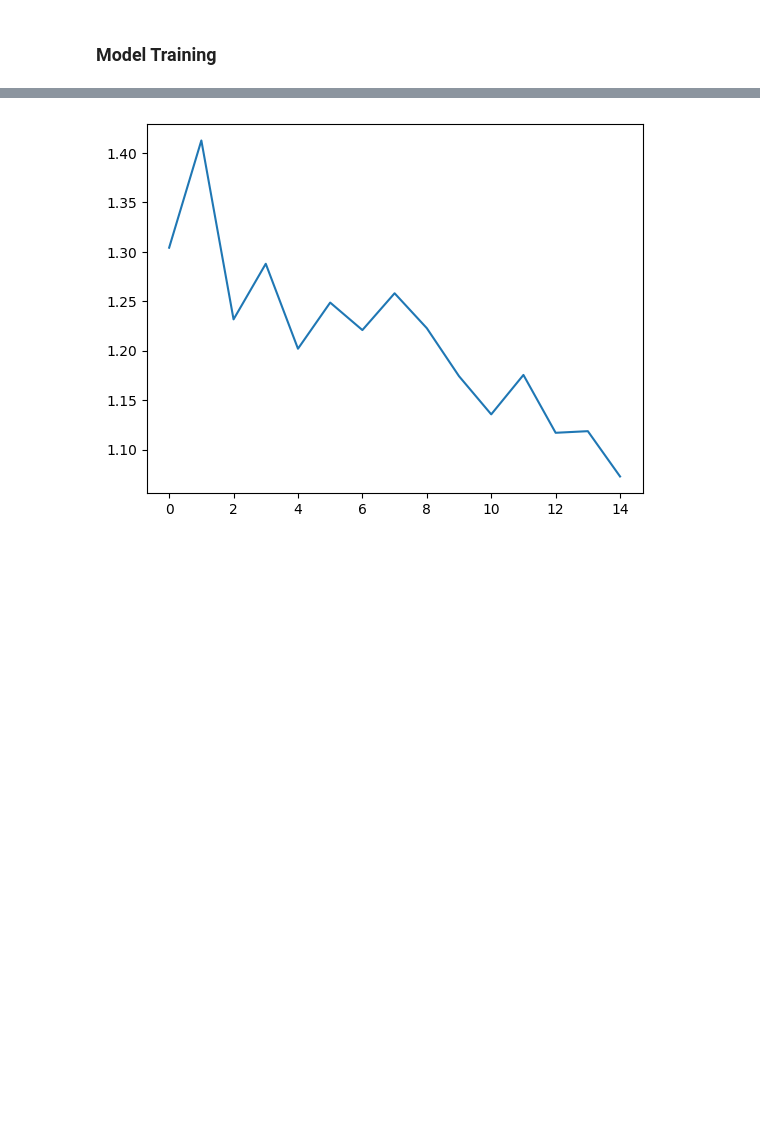
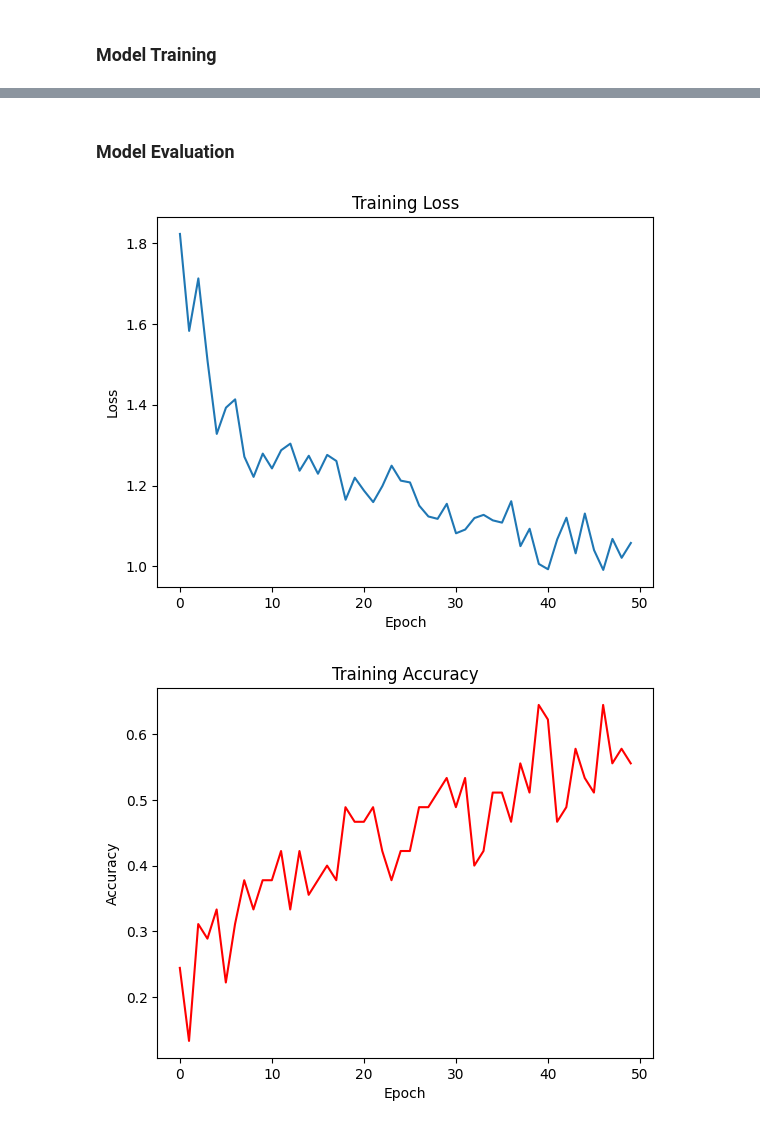
Before and after one commit to saulbeck13/values, a Jupyter notebook: Machine Learning/ml_bert.ipynb, the cells around one changed output, grey strips where cells are left out. Saved outputs shown, nothing was run; the diff lists cells and outputs as text; code cells hidden in the pictures; blank space fills up the shorter version.

```diff
--- a/Machine Learning/ml_bert.ipynb
+++ b/Machine Learning/ml_bert.ipynb
@@ -22,5 +24,5 @@ Read the data file.
 # %%
-with open("frame_v5.csv", 'r') as input_file:
+with open("frame_v6.csv", 'r') as input_file:
     data = pd.read_csv(input_file)
 data
 # %% [output]
@@ -88,3 +121,3 @@ x_train, x_test, y_train, y_test = train_test_split(stories, label_embedding, te
 # %%
-y_train = my_tensor = tf.convert_to_tensor(y_train, dtype=tf.int32)
-y_test = my_tensor = tf.convert_to_tensor(y_test, dtype=tf.int32)
+y_train = tf.convert_to_tensor(y_train, dtype=tf.int32)
+y_test = tf.convert_to_tensor(y_test, dtype=tf.int32)
@@ -164,5 +178,5 @@ model.compile(optimizer=tf.keras.optimizers.Adam(learning_rate=0.003),
 # %% [markdown]
 ### Model Training
 # %%
-history = model.fit(x_train, y_train, epochs=15)
+history = model.fit(x_train, y_train, epochs=50)
 # %% [output]
@@ -186,6 +200,18 @@ Epoch 15/15
-# %%
-plt.figure()
-plt.plot(history.history['loss'], label='Training Loss')
-plt.show()
-# %% [output]
-[figure, removed]
+# %% [markdown]
+### Model Evaluation
+# %%
+plt.figure()
+plt.plot(history.history['loss'], label='Training Loss')
+plt.title('Training Loss')
+plt.xlabel('Epoch')
+plt.ylabel('Loss')
+plt.show()
+plt.figure()
+plt.plot(history.history['accuracy'], label='Training Accuracy', c='r')
+plt.title('Training Accuracy')
+plt.xlabel('Epoch')
+plt.ylabel('Accuracy')
+plt.show()
+# %% [output]
+[figure, added]
+[figure, added]
```
Also changed, not shown: parts of 25 cells of this notebook.
